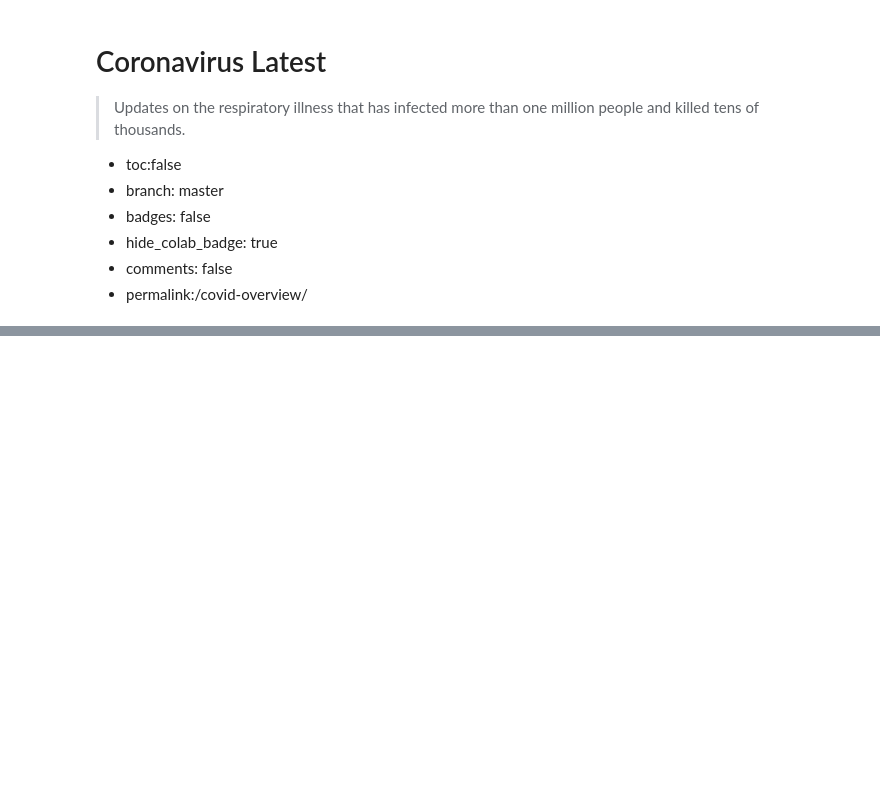
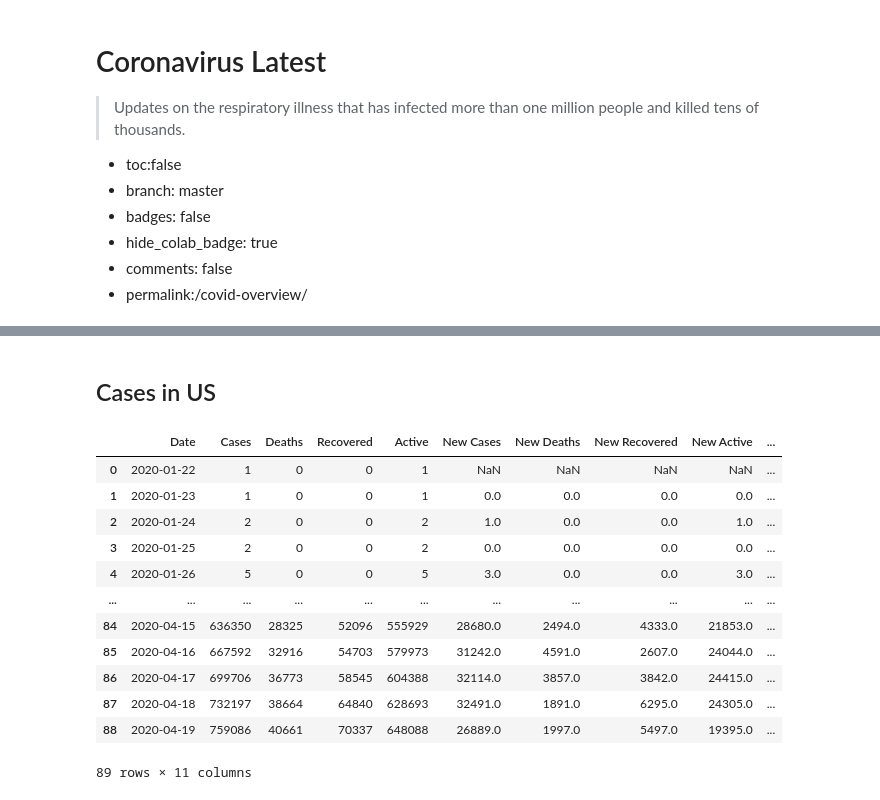
Before and after one commit to holamedia/covid19, a Jupyter notebook: _notebooks/2020-04-16-COVID-19-WORLD.ipynb, the cells around one changed output, grey strips where cells are left out. Drawn from its saved outputs; the diff is of its cells as text; code cells hidden in the pictures; blank space fills up the shorter version.

```diff
--- a/_notebooks/2020-04-16-COVID-19-WORLD.ipynb
+++ b/_notebooks/2020-04-16-COVID-19-WORLD.ipynb
@@ -250,0 +297,34 @@ Name: France, Length: 86, dtype: int64
+# %% [markdown]
+## Cases in US
+# %%
+#hide
+def get_country(code):
+  _df = [
+          df_confirmed[df_confirmed['Country'] == code][['Date', 'Cases']].set_index('Date'),
+          df_deaths[df_deaths['Country'] == code][['Date', 'Cases']].set_index('Date').rename(columns={'Cases': 'Deaths'}),
+          df_recovered[df_recovered['Country'] == code][['Date', 'Cases']].set_index('Date').rename(columns={'Cases': 'Recovered'})
+        ]
+  _df = pd.concat(_df, axis=1, join='inner')
+  _df['Active'] = _df['Cases'] - _df['Deaths'] - _df['Recovered']
+  _df = pd.concat( [_df, _df.diff().rename(columns={'Cases': 'New Cases', 'Deaths': 'New Deaths', 'Recovered': 'New Recovered', 'Active': 'New Active'})], axis=1, join='inner')
+  _df['Deaths_Rate'] = _df['Deaths'] / _df['Cases']
+  _df['Recovered_Rate'] = _df['Recovered'] / _df['Cases']
+  return _df.reset_index()
+
+country = 'US'
+df_country_cases = get_country(country)
+df_country_cases
+# %% [output]
+|  | Date | Cases | Deaths | Recovered | Active | New Cases | New Deaths | New Recovered | New Active | ... |
+| 0 | 2020-01-22 | 1 | 0 | 0 | 1 | NaN | NaN | NaN | NaN | ... |
+| 1 | 2020-01-23 | 1 | 0 | 0 | 1 | 0.0 | 0.0 | 0.0 | 0.0 | ... |
+| 2 | 2020-01-24 | 2 | 0 | 0 | 2 | 1.0 | 0.0 | 0.0 | 1.0 | ... |
+| 3 | 2020-01-25 | 2 | 0 | 0 | 2 | 0.0 | 0.0 | 0.0 | 0.0 | ... |
+| 4 | 2020-01-26 | 5 | 0 | 0 | 5 | 3.0 | 0.0 | 0.0 | 3.0 | ... |
+| ... | ... | ... | ... | ... | ... | ... | ... | ... | ... | ... |
+| 84 | 2020-04-15 | 636350 | 28325 | 52096 | 555929 | 28680.0 | 2494.0 | 4333.0 | 21853.0 | ... |
+| 85 | 2020-04-16 | 667592 | 32916 | 54703 | 579973 | 31242.0 | 4591.0 | 2607.0 | 24044.0 | ... |
+| 86 | 2020-04-17 | 699706 | 36773 | 58545 | 604388 | 32114.0 | 3857.0 | 3842.0 | 24415.0 | ... |
+| 87 | 2020-04-18 | 732197 | 38664 | 64840 | 628693 | 32491.0 | 1891.0 | 6295.0 | 24305.0 | ... |
+| 88 | 2020-04-19 | 759086 | 40661 | 70337 | 648088 | 26889.0 | 1997.0 | 5497.0 | 19395.0 | ... |
+89 rows × 11 columns
```
Also changed, not shown: parts of 21 cells of this notebook.
